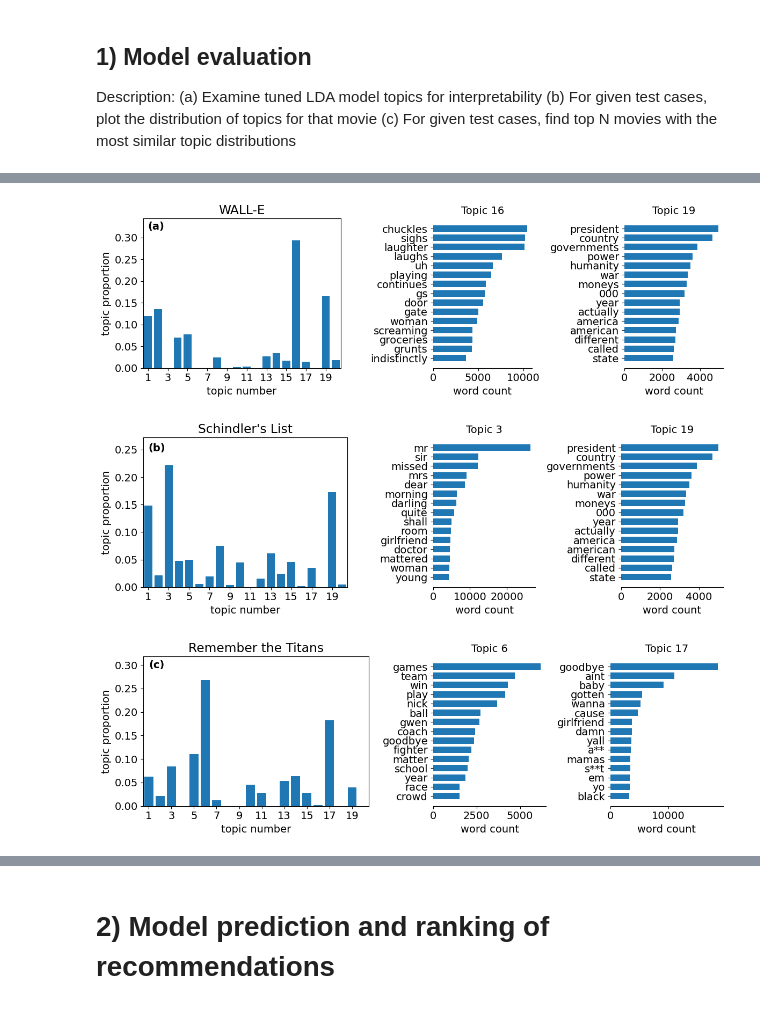
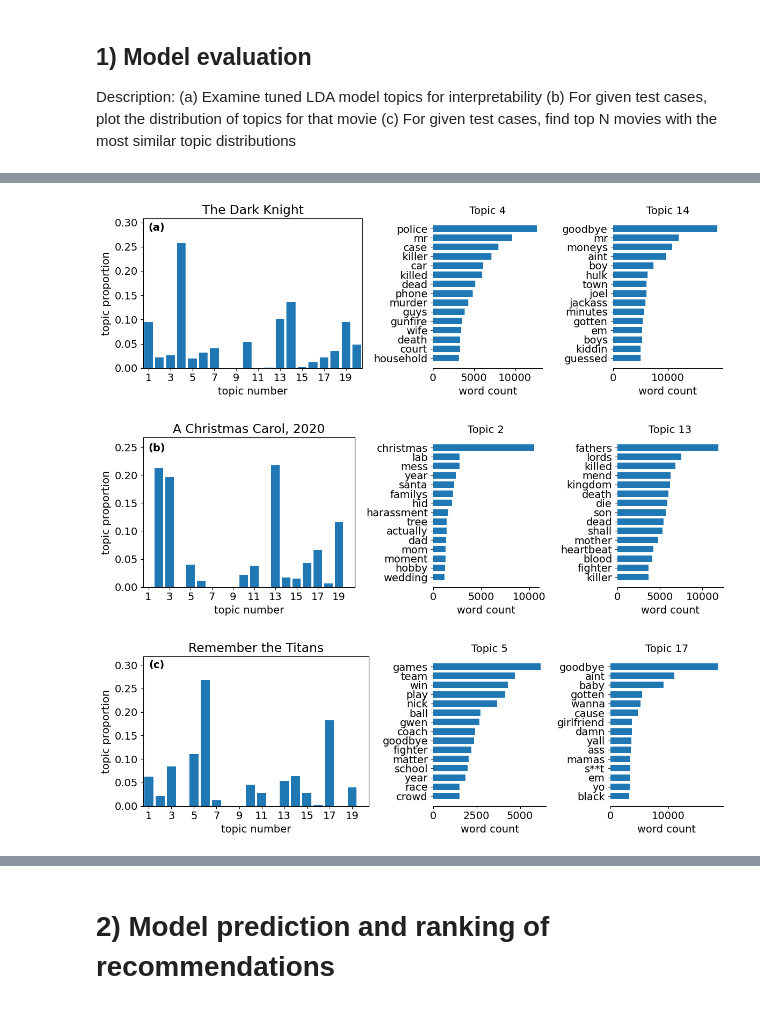
Before and after one commit to nfasano/movie_recsys, a Jupyter notebook: recsys_content_based/model_eval.ipynb, the cells around one changed output, grey strips where cells are left out. Cells and saved outputs as stored; diff of their text form; code cells hidden in the pictures.

```diff
--- a/recsys_content_based/model_eval.ipynb
+++ b/recsys_content_based/model_eval.ipynb
@@ -18,7 +18,7 @@ import matplotlib.pyplot as plt
 # load in tuned model and transformed document-topic matrix
 lda_main = pickle.load(open('model_building\\model_2023_08_16.sav', 'rb'))
 lda10 = pickle.load(open('model_building\\hyperparameter_tuning\\model_10_components.sav', 'rb'))
-lda20 = pickle.load(open('model_building\\hyperparameter_tuning\\model_28_components.sav', 'rb'))
+lda20 = pickle.load(open('model_building\\hyperparameter_tuning\\model_20_components.sav', 'rb'))
 
 with open("data_preprocessing_eda_out\\word_key.txt", "rb") as f:
     word_key = pickle.load(f)
@@ -105,7 +102,7 @@ def plot_top_words_selected_topics(
 
 plt.rcParams.update({'font.size': 14})
 fig = plot_top_words_selected_topics(
-    lda, word_key, n_top_words, n_components, "", [0, 1, 2, 3, 5]
+    lda_main, word_key, 20, 20, "", [0, 1, 2, 3, 5]
 )
 fig.tight_layout()
 # fig.figure.savefig('model_eval\\select_topics.png', dpi=450, bbox_inches="tight")
@@ -114,9 +111,11 @@ NameError: name 'lda' is not defined
 # %%
 # define some test cases - will be used as examples in app
+n_components = 20
+
 plt.rcParams.update({"font.size": 14})
 tested_examples = [
-    ["WALL-E", "7.1", True],
-    ["Schindler's List", "7.1", True],
+    ["The Dark Knight", "7.1", True],
+    ["A Christmas Carol, 2020", "7.1", True],
     ["Remember the Titans", "7.1", True],
 ]
 
@@ -125,11 +124,12 @@ tested_examples = [
 # plot distribution of topic weights
 
 label_str = ["(a)", "(b)", "(c)"]
+top_title = [4, 14, 2, 13, 5, 17]
 for j, ex in enumerate(tested_examples):
     fig, ax = plt.subplots(1, 3, figsize=(12, 4), width_ratios=[2, 1, 1])
     ax = ax.flatten()
     jmovie = df[df["movie_title"] == ex[0]].index[0]
-    prob_height = np.round(Xtran[jmovie, :].reshape(1, n_components), 3).reshape(-1)
+    prob_height = np.round(Xtran_main[jmovie, :].reshape(1, n_components), 3).reshape(-1)
     arg_topic = np.flip(np.argsort(prob_height))
     ax[0].bar(x=list(range(1, n_components + 1)), height=prob_height)
     ax[0].set_ylim(0, np.max(prob_height) + 0.05)
@@ -137,35 +137,35 @@ for j, ex in enumerate(tested_examples):
     ax[0].set_ylabel("topic proportion")
     ax[0].set_xlabel("topic number")
     ax[0].set_title(ex[0])
     ax[0].set_xticks(list(range(1, n_components + 1, 2)))
     ax[0].text(1, np.max(prob_height) + 0.025, label_str[j], fontweight='bold')
 
     kk = 0
-    for topic_idx, topic in enumerate(lda.components_):
+    for topic_idx, topic in enumerate(lda_main.components_):
         if topic_idx in arg_topic[0:2]:
             kk = kk + 1
             top_features_ind = topic.argsort()[: -15 - 1 : -1]
             top_features = [word_key[i] for i in top_features_ind]
             weights = topic[top_features_ind]
 
             ax[kk].barh(top_features, weights, height=0.7)
-            ax[kk].set_title(f"Topic {arg_topic[kk-1]+1}", fontdict={"fontsize": 14})
+            ax[kk].set_title(f"Topic {top_title[kk-1 + j*2]}", fontdict={"fontsize": 14})
             ax[kk].invert_yaxis()
             ax[kk].tick_params(axis="both", which="major", labelsize=14)
             ax[kk].set_xlabel("word count", fontdict={"fontsize": 14})
 
             for i in "top right left".split():
                 ax[kk].spines[i].set_visible(False)
 
     fig.tight_layout()
     fig.figure.savefig(
         "model_eval\\"
         + ex[0].replace(" ", "_").replace("-", "").replace("'", "").lower()
         + "_top_topics.png",
         dpi=450,
         bbox_inches="tight",
     )
 # %% [output]
-[figure, old version]
+[figure, new version]
-[figure, old version]
+[figure, new version]
 [figure]
```
Also changed, not shown: parts of 4 cells of this notebook, 2 other files.
